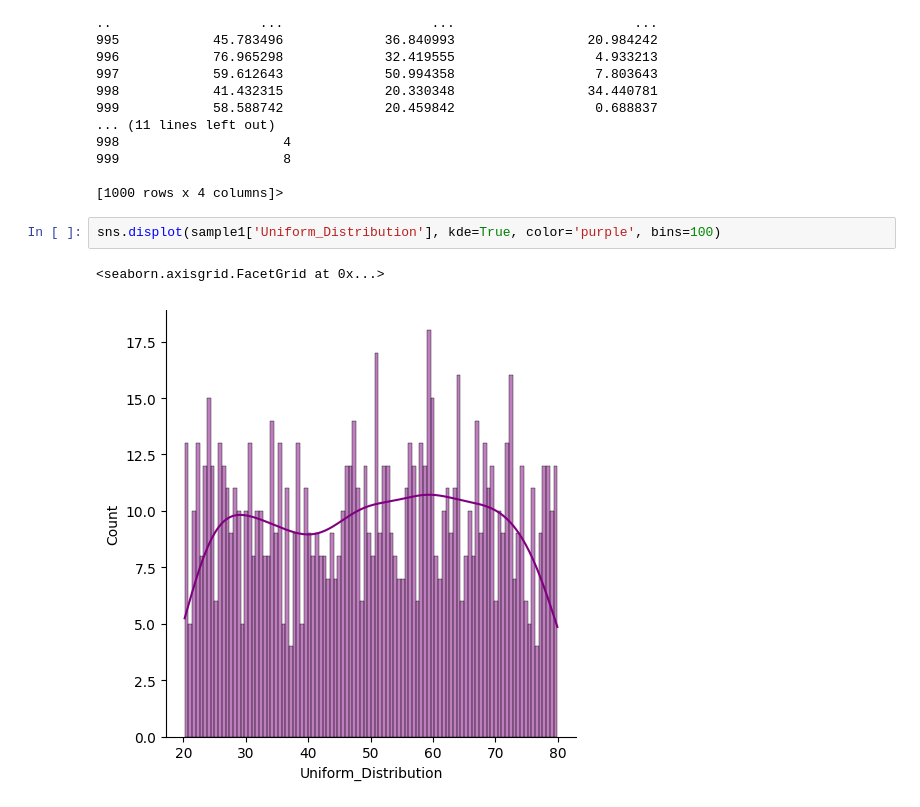
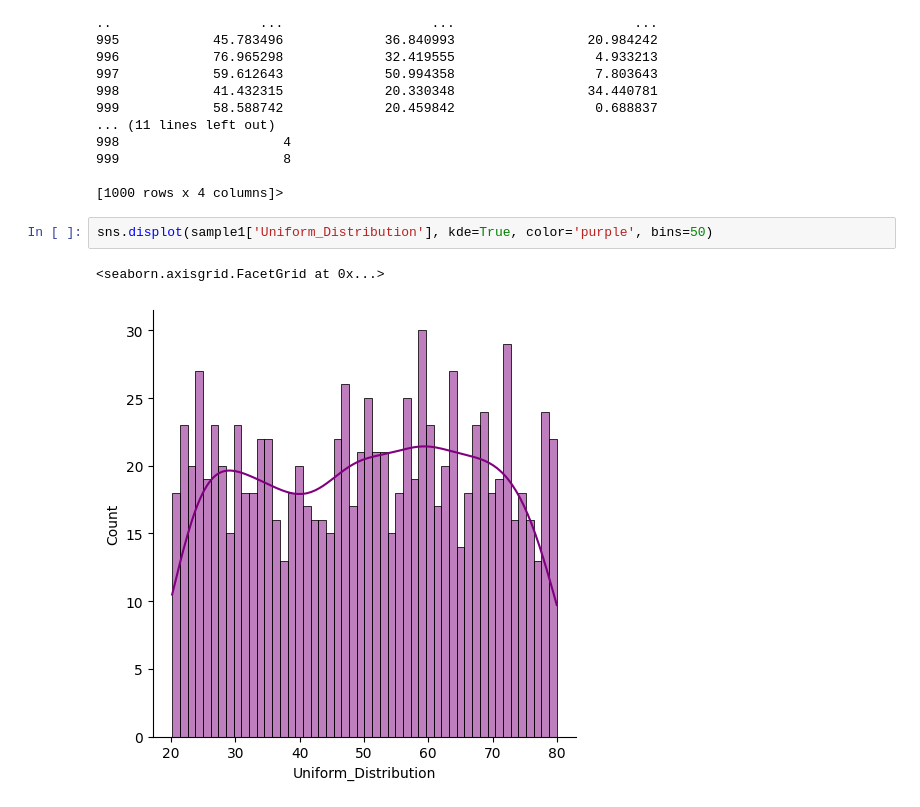
Before and after one commit to Fabllama/Data-Analytics, a Jupyter notebook: Week 10/01-Exercise Distribution Plots.ipynb, the cells around one changed output. Saved outputs shown, nothing was run; the diff lists cells and outputs as text.

```diff
--- a/Week 10/01-Exercise Distribution Plots.ipynb
+++ b/Week 10/01-Exercise Distribution Plots.ipynb
@@ -28,7 +28,7 @@ print(sample1.head)
 
 [1000 rows x 4 columns]>
 # %%
-sns.displot(sample1['Uniform_Distribution'], kde=True, color='purple', bins=100)
+sns.displot(sample1['Uniform_Distribution'], kde=True, color='purple', bins=50)
 # %% [output]
 <seaborn.axisgrid.FacetGrid at 0x...>
-[figure, old version]
+[figure, new version]
```
Also changed, not shown: parts of 3 cells of this notebook.
